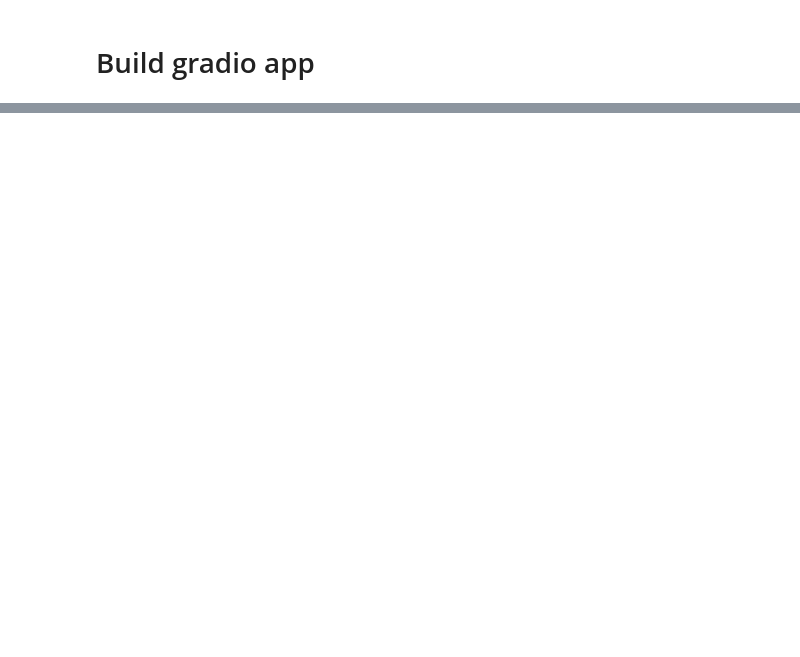
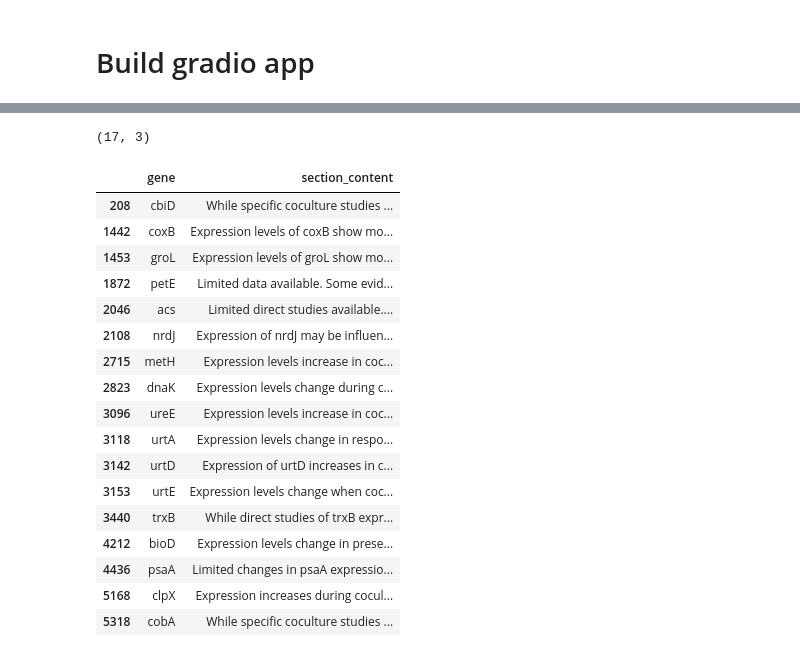
Before and after one commit to wosnat/llm_gene_expression, a Jupyter notebook: Review Paper 1 - single prompt/single prompt display.ipynb, the cells around one changed output, grey strips where cells are left out. Saved outputs shown, nothing was run; the diff lists cells and outputs as text; code cells hidden in the pictures; blank space fills up the shorter version.

```diff
--- a/Review Paper 1 - single prompt/single prompt display.ipynb
+++ b/Review Paper 1 - single prompt/single prompt display.ipynb
@@ -127,7 +130,7 @@ batch_results_jsonl[0]['custom_id']
 # %% [markdown]
 ## example
 # %%
-gene = 'dnaN , TX50_RS00020'
+gene = 'dnaN'
 # %%
 text = '<literature_review>\n' + batch_result_dict[gene]
 # %%
@@ -276,0 +391,3 @@ if __name__ == "__main__":
+# %%
+
+literature_review, database_entry = parse_database_batch_message(gene)
@@ -276,0 +766,59 @@ if __name__ == "__main__":
+# %%
+coculture_role_df = df_database.loc[
+    df_database.section_name.isin(['coculture_role']) &
+    ~df_database.section_content.str.startswith('Limited data available on expression changes in coculture conditions') &
+    ~df_database.section_content.str.startswith('Limited direct evidence ') &
+    ~df_database.section_content.str.startswith('Insufficient data available ') &
+    ~df_database.section_content.str.startswith('No specific data available') &
+    ~df_database.section_content.str.startswith('No specific studies available ') &
+    ~df_database.section_content.str.startswith('No direct studies available ') &
+    ~df_database.section_content.str.startswith('No specific studies ') &
+    ~df_database.section_content.str.startswith('No studies have directly examined ') &
+    ~df_database.section_content.str.startswith('No significant changes ') &
+    ~df_database.section_content.str.startswith('Limited data available on ') &
+    ~df_database.section_content.str.startswith('Limited direct research on ') &
+     ~df_database.section_content.str.startswith('Limited direct studies on ') &
+     ~df_database.section_content.str.startswith('No direct evidence available') &
+     ~df_database.section_content.str.startswith('No direct studies of ') &
+     ~df_database.section_content.str.startswith('No specific information available ') &
+     ~df_database.section_content.str.startswith('No studies available ') &
+     ~df_database.section_content.str.startswith('No direct studies on ') &
+     ~df_database.section_content.str.startswith('No published research available ') &
+     ~df_database.section_content.str.startswith('No direct experimental evidence available ') &
+     ~df_database.section_content.str.startswith('Limited direct studies available ') &
+     ~df_database.section_content.str.startswith('Limited direct information available') &
+     ~df_database.section_content.str.contains('not available in current literature')  &
+     ~df_database.section_content.str.startswith('No direct evidence for specific role ') &
+     ~df_database.section_content.str.startswith('[No specific information available ')
+    # ~df_database.section_content.str.startswith('No specific information available') &
+    # ~df_database.section_content.str.startswith('Insufficient data available on specific ') &
+    # ~df_database.section_content.str.startswith('Insufficient data available for specific')
+
+
+]
+# %%
+coculture_role_df.shape
+# %% [output]
+(17, 3)
+# %%
+with pd.option_context('display.max_colwidth', None):
+    display(coculture_role_df[['gene', 'section_content']].style.set_properties(**{'text-align': 'left'}))
+# %% [output]
+|  | gene | section_content |
+| 208 | cbiD | While specific coculture studies ... |
+| 1442 | coxB | Expression levels of coxB show mo... |
+| 1453 | groL | Expression levels of groL show mo... |
+| 1872 | petE | Limited data available. Some evid... |
+| 2046 | acs | Limited direct studies available.... |
+| 2108 | nrdJ | Expression of nrdJ may be influen... |
+| 2715 | metH | Expression levels increase in coc... |
+| 2823 | dnaK | Expression levels change during c... |
+| 3096 | ureE | Expression levels increase in coc... |
+| 3118 | urtA | Expression levels change in respo... |
+| 3142 | urtD | Expression of urtD increases in c... |
+| 3153 | urtE | Expression levels change when coc... |
+| 3440 | trxB | While direct studies of trxB expr... |
+| 4212 | bioD | Expression levels change in prese... |
+| 4436 | psaA | Limited changes in psaA expressio... |
+| 5168 | clpX | Expression increases during cocul... |
+| 5318 | cobA | While specific coculture studies ... |
```
Also changed, not shown: parts of 51 cells of this notebook.
